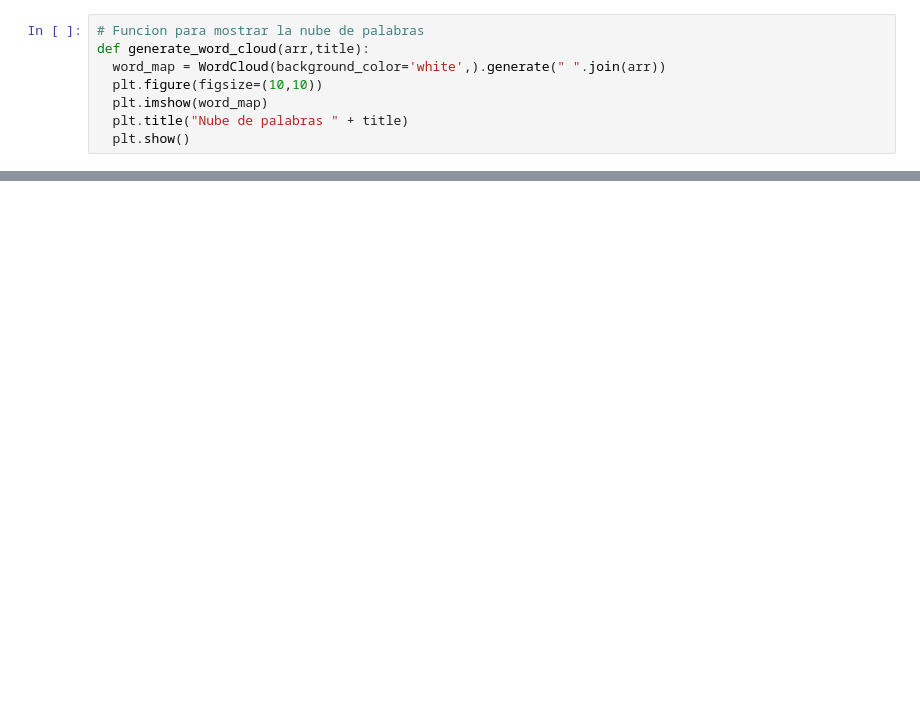
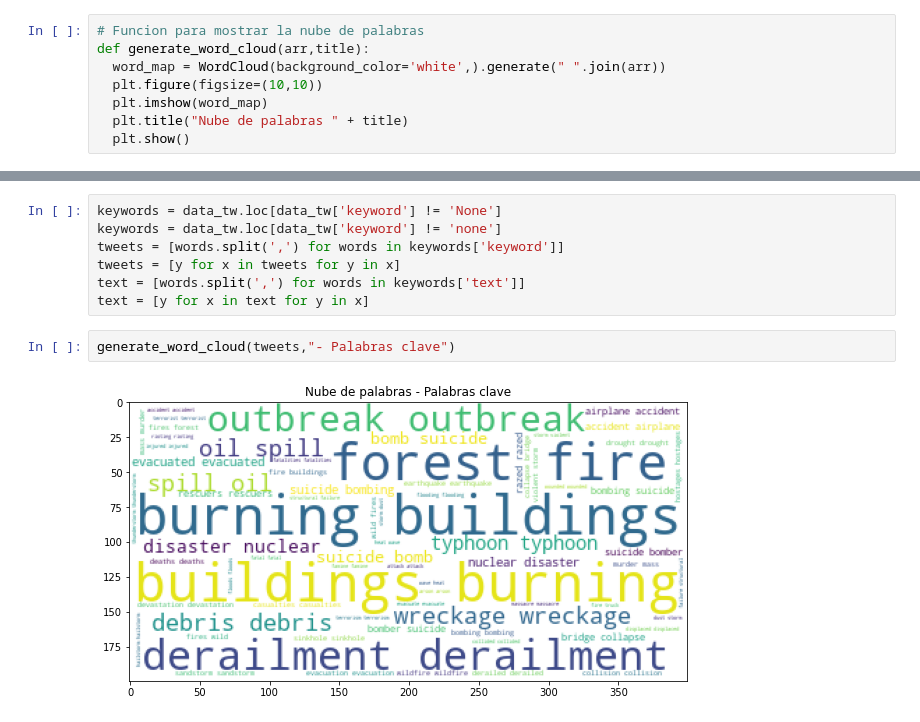
Before and after one commit to andro095/Data-Science, a Jupyter notebook: Project2/Project2_Analisis.ipynb, the cells around one changed output, grey strips where cells are left out. Saved outputs shown, nothing was run; the diff lists cells and outputs as text; blank space fills up the shorter version.

```diff
--- a/Project2/Project2_Analisis.ipynb
+++ b/Project2/Project2_Analisis.ipynb
@@ -57,0 +76,11 @@ def generate_word_cloud(arr,title):
+# %%
+keywords = data_tw.loc[data_tw['keyword'] != 'None']
+keywords = data_tw.loc[data_tw['keyword'] != 'none']
+tweets = [words.split(',') for words in keywords['keyword']]
+tweets = [y for x in tweets for y in x]
+text = [words.split(',') for words in keywords['text']]
+text = [y for x in text for y in x]
+# %%
+generate_word_cloud(tweets,"- Palabras clave")
+# %% [output]
+[figure, added]
```
Also changed, not shown: parts of 5 cells of this notebook.
